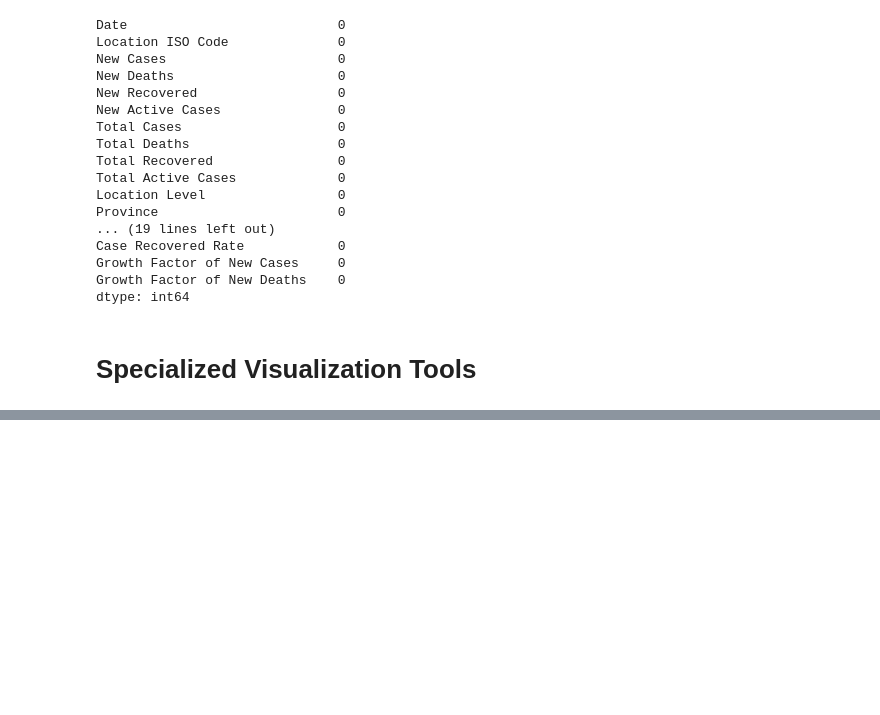
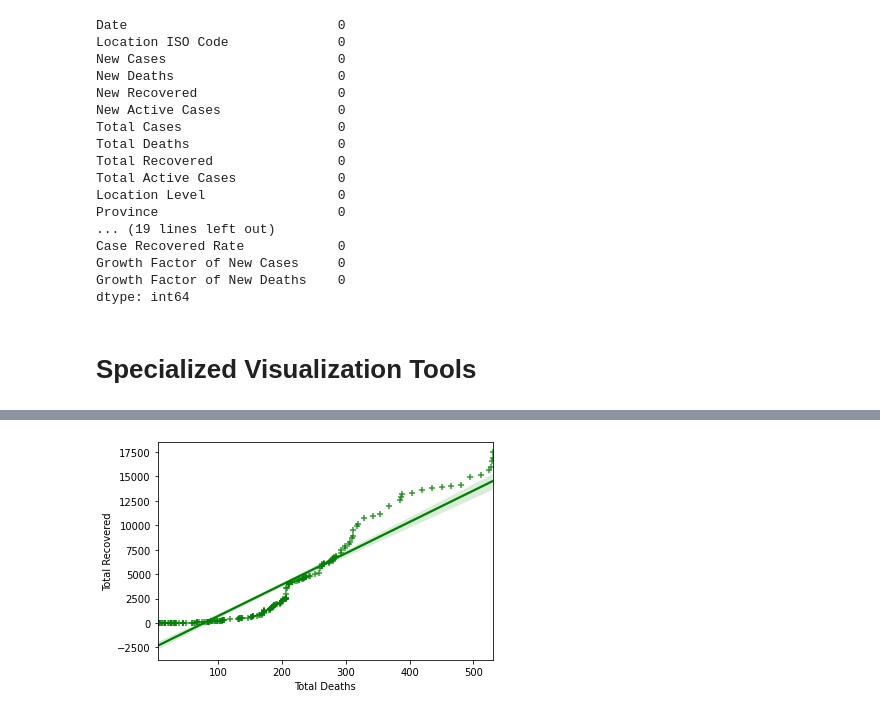
Before and after one commit to Andhi1710/python, a Jupyter notebook: (Andhi_Hamzah)_Covid_19_Indonesia_Dataset.ipynb, the cells around one changed output, grey strips where cells are left out. Saved outputs shown, nothing was run; the diff lists cells and outputs as text; code cells hidden in the pictures; blank space fills up the shorter version.

```diff
--- a/(Andhi_Hamzah)_Covid_19_Indonesia_Dataset.ipynb
+++ b/(Andhi_Hamzah)_Covid_19_Indonesia_Dataset.ipynb
@@ -630,0 +673,4 @@ plt.show()
+# %%
+ax = sns.regplot(x='Total Deaths', y='Total Recovered', data=Jb_covid_total, marker='+', color='green')
+# %% [output]
+[figure, added]
```
Also changed, not shown: parts of 11 cells of this notebook.
